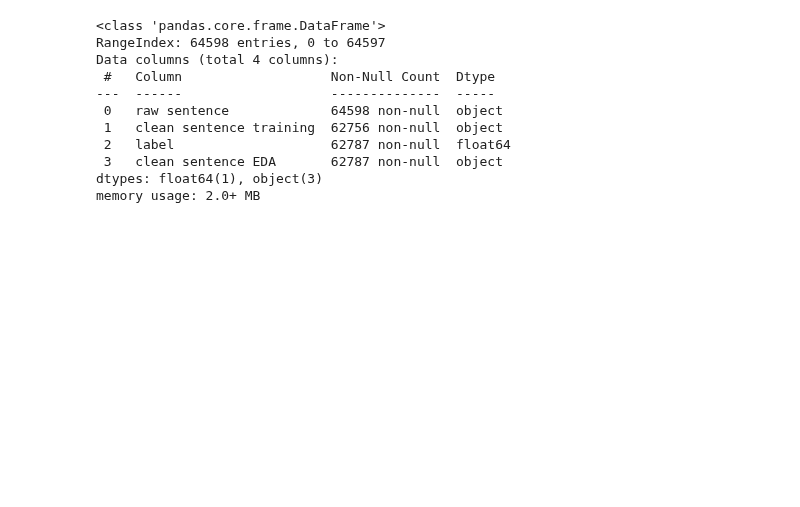
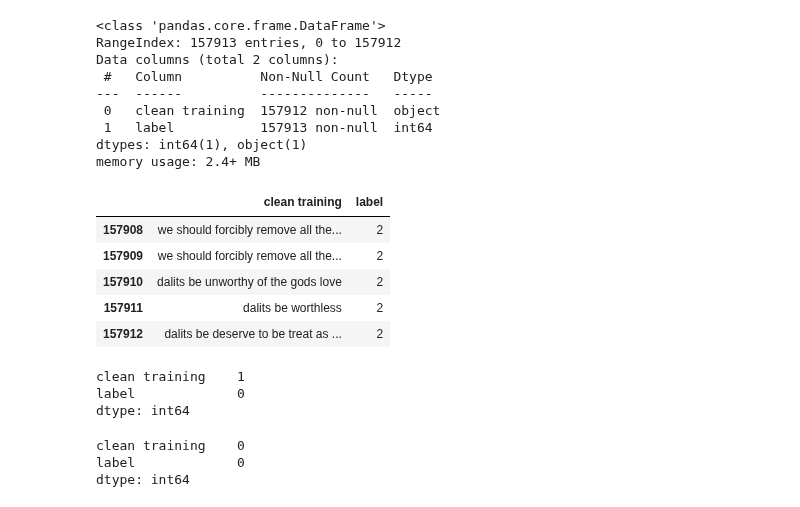
Before and after one commit to OmdenaAI/aswan-egypt-detecting-hate-nlp, a Jupyter notebook: src/tasks/task-3-feature_engineering/n-grams.ipynb, the cells around one changed output. Saved outputs shown, nothing was run; the diff lists cells and outputs as text; code cells hidden in the pictures; blank space fills up the shorter version.

```diff
--- a/src/tasks/task-3-feature_engineering/n-grams.ipynb
+++ b/src/tasks/task-3-feature_engineering/n-grams.ipynb
@@ -13,16 +20,29 @@ from nltk import ngrams
 # %%
-corpora = pd.read_csv('../../data/english/clean-datasets/combine dataset of measuring hate speech, hate speech offensive, Twitter Tweets Sentiment/clean combined dataset.csv')
+corpora = pd.read_csv('./Dataset/model_ready_combined.csv')
 # %%
 corpora.info()
 # %% [output]
 <class 'pandas.core.frame.DataFrame'>
-RangeIndex: 64598 entries, 0 to 64597
-Data columns (total 4 columns):
- #   Column                   Non-Null Count  Dtype
----  ------                   --------------  -----
- 0   raw sentence             64598 non-null  object
- 1   clean sentence training  62756 non-null  object
- 2   label                    62787 non-null  float64
- 3   clean sentence EDA       62787 non-null  object
-dtypes: float64(1), object(3)
-memory usage: 2.0+ MB
+RangeIndex: 157913 entries, 0 to 157912
+Data columns (total 2 columns):
+ #   Column          Non-Null Count   Dtype
+---  ------          --------------   -----
+ 0   clean training  157912 non-null  object
+ 1   label           157913 non-null  int64
+dtypes: int64(1), object(1)
+memory usage: 2.4+ MB
+# %%
+corpora.tail()
+# %% [output]
+|  | clean training | label |
+| 157908 | we should forcibly remove all the... | 2 |
+| 157909 | we should forcibly remove all the... | 2 |
+| 157910 | dalits be unworthy of the gods love | 2 |
+| 157911 | dalits be worthless | 2 |
+| 157912 | dalits be deserve to be treat as ... | 2 |
+# %%
+corpora.isna().sum()
+# %% [output]
+clean training    1
+label             0
+dtype: int64
@@ -28,0 +54,6 @@ memory usage: 2.0+ MB
+# %%
+data.isna().sum()
+# %% [output]
+clean training    0
+label             0
+dtype: int64
```
Also changed, not shown: parts of 14 cells of this notebook, 1 other file.
